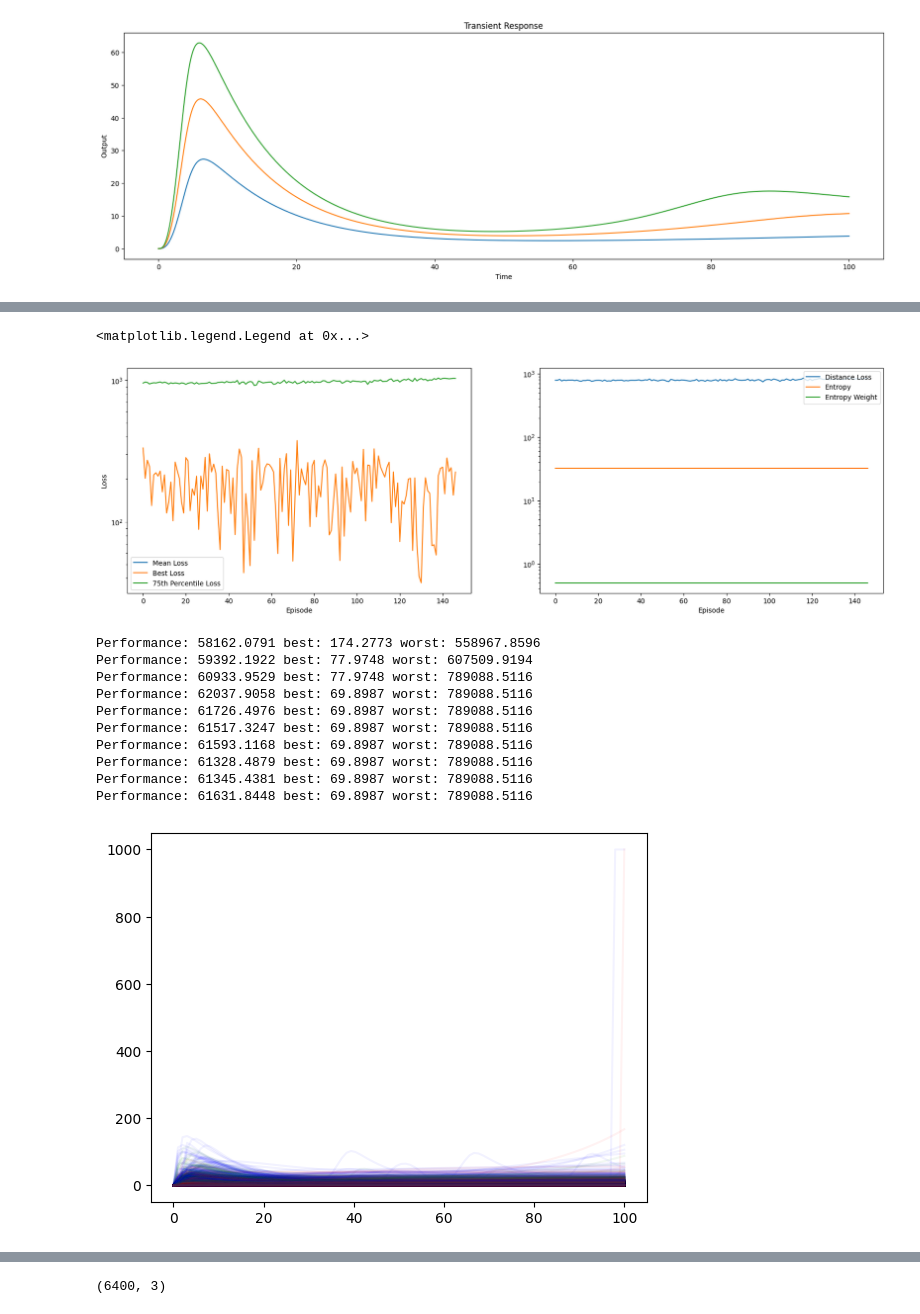
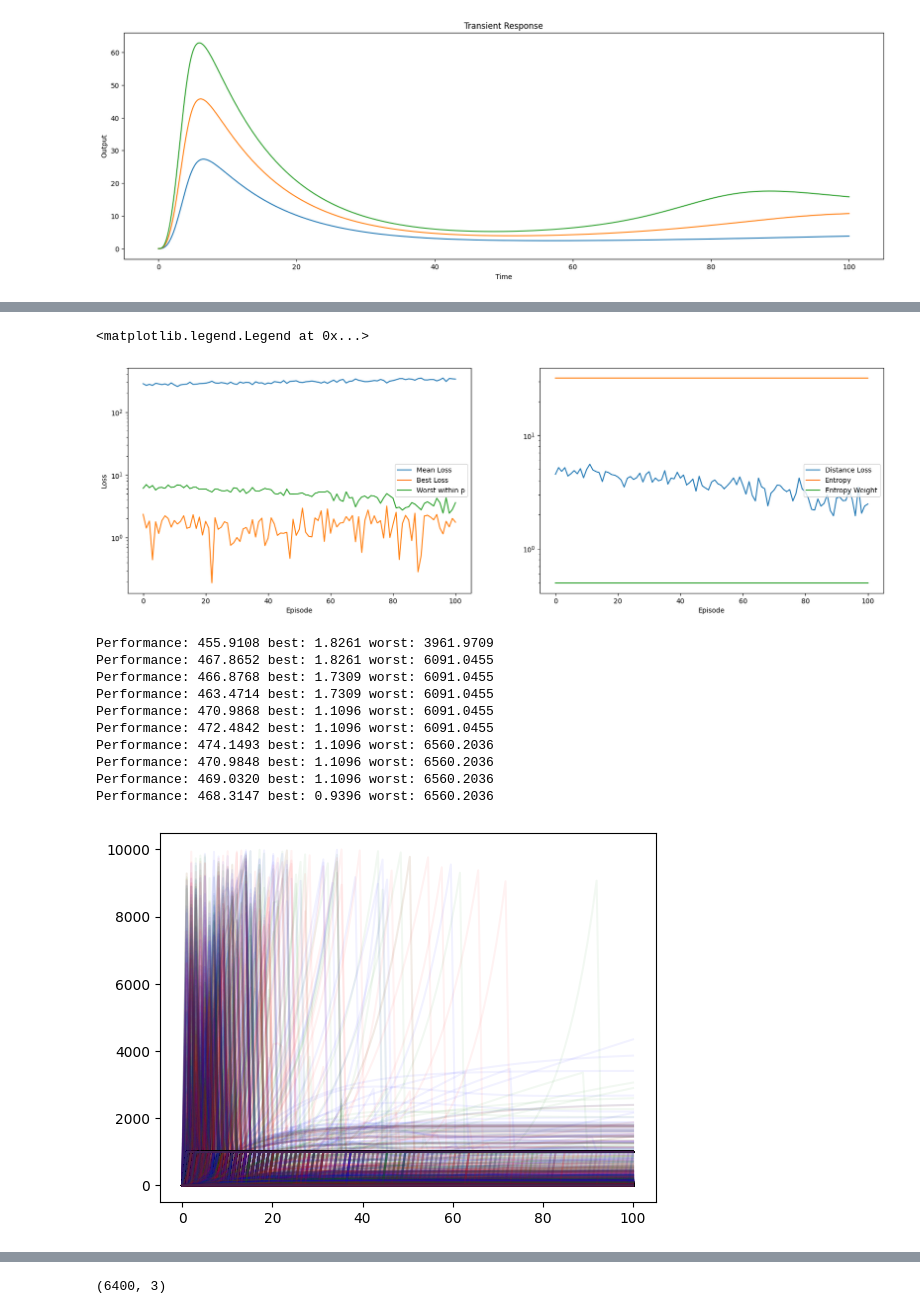
Before and after one commit to Maurice-Filo/GenAI-Net, a Jupyter notebook: CRNGenAI/Testing/AIF_Transient_StructureParameters.ipynb, the cells around one changed output, grey strips where cells are left out. Saved outputs shown, nothing was run; the diff lists cells and outputs as text; code cells hidden in the pictures.

Commit message:
Solved numpy broadcasting bug. Removed input from proposed reactions

```diff
--- a/CRNGenAI/Testing/AIF_Transient_StructureParameters.ipynb
+++ b/CRNGenAI/Testing/AIF_Transient_StructureParameters.ipynb
@@ -124,6 +130,7 @@ def Performance_Metric(r, y):
     weight = np.ones(y.shape[0])
     weight[(len(weight)//10)*9:] = weight[(len(weight)//10)*9:]*2
     weight[:(len(weight)//10)] = weight[:(len(weight)//10)]*0.5
+    weight = np.repeat(weight, y.shape[1]*y.shape[2]).reshape(y.shape[0], y.shape[1], y.shape[2])
     return (weight*np.abs(r - y)).sum()/ y.shape[0] / y.shape[1] / y.shape[2]
 
 def SS_Metric(r, y_ss):
@@ -164,6 +171,7 @@ def _compute_single_loss(args):
 def compute_loss(self, r, initial_condition, time_horizon, h0, c0, manifold_dim, CRN_Fixed):
     network_outputs = self.forward(h0, c0, manifold_dim)
     stoichiometry_reactants, stoichiometry_products, input_influence_matrix, parameter, total_logP, total_entropy, h, c = network_outputs
+    input_influence_matrix = input_influence_matrix*0. #TODO check
     network_outputs=stoichiometry_reactants, stoichiometry_products, input_influence_matrix, parameter.T
     network_outputs = unzip(network_outputs)
 
@@ -260,7 +294,7 @@ plt.figure(figsize=(20, 6))
 plt.subplot(1, 2, 1)
 plt.plot(losses["mean"], label="Mean Loss")
 plt.plot(losses["best"], label="Best Loss")
-plt.plot(losses["25p"], label="75th Percentile Loss")
+plt.plot(losses["worst"], label="Worst within p")
 plt.yscale("log")
 plt.xlabel("Episode")
 plt.ylabel("Loss")
@@ -277,7 +311,7 @@ plt.xlabel("Episode")
 plt.legend()
 # %% [output]
 <matplotlib.legend.Legend at 0x...>
-[figure, old version]
+[figure, new version]
 # %%
 # Test the trained model
 n_repeat=10
@@ -293,6 +327,7 @@ for _ in range(n_repeat):
     h0 = torch.ones(MyCRN_Generator.num_samples, RSG_Attributes.LSTM_hidden_size).float().to(device)
     c0 = torch.ones(MyCRN_Generator.num_samples, RSG_Attributes.LSTM_hidden_size).float().to(device)
     stoichiometry_reactants_, stoichiometry_products_, input_influence_matrix_, parameter_, _, _, _, _= MyCRN_Generator(h0, c0, manifold_dim)
+    input_influence_matrix_ = input_influence_matrix_*0. #TODO check
 
     # Transient Response for the AIF Controller
     u = np.array([[0.5], [1], [1.5]], dtype=np.float32)
@@ -310,44 +345,44 @@ for _ in range(n_repeat):
         p[5] = parameter_[-1, i]
         IOCRN_APIDF2.append(IOCRN_MassAction(S_R, S_P, p, S_I, np.array([2], dtype=np.int8)))
         outputs_transient = IOCRN_APIDF2[-1].transient_response(u, initial_condition, time_horizon)
 
 
 
         score = Performance_Metric(r, np.array(outputs_transient))
         Performance.append(score)
 
         stoichiometry_products.append(stoichiometry_products_[i,:,:])
         stoichiometry_reactants.append(stoichiometry_reactants_[i,:,:])
         input_influence_matrix.append(input_influence_matrix_[i,:,:])
         parameter.append(parameter_[:,i])
 
         if score<2000.:
             for j in range(len(outputs_transient)):
                 plt.plot(time_horizon, outputs_transient[j], alpha=0.05, color=colors[j])
 
 
     print('Performance: %.4f' % np.mean(Performance), 'best: %.4f' % np.min(Performance), 'worst: %.4f' % np.max(Performance))
 
 
 stoichiometry_reactants = np.array(stoichiometry_reactants)
 stoichiometry_products = np.array(stoichiometry_products)
 input_influence_matrix = np.array(input_influence_matrix)
 parameter = np.array(parameter)
 
 # Sort the performance in ascending order
 indices = np.argsort(Performance)
 # %% [output]
-Performance: 58162.0791 best: 174.2773 worst: 558967.8596
-Performance: 59392.1922 best: 77.9748 worst: 607509.9194
-Performance: 60933.9529 best: 77.9748 worst: 789088.5116
-Performance: 62037.9058 best: 69.8987 worst: 789088.5116
-Performance: 61726.4976 best: 69.8987 worst: 789088.5116
-Performance: 61517.3247 best: 69.8987 worst: 789088.5116
-Performance: 61593.1168 best: 69.8987 worst: 789088.5116
-Performance: 61328.4879 best: 69.8987 worst: 789088.5116
-Performance: 61345.4381 best: 69.8987 worst: 789088.5116
-Performance: 61631.8448 best: 69.8987 worst: 789088.5116
+Performance: 455.9108 best: 1.8261 worst: 3961.9709
+Performance: 467.8652 best: 1.8261 worst: 6091.0455
+Performance: 466.8768 best: 1.7309 worst: 6091.0455
+Performance: 463.4714 best: 1.7309 worst: 6091.0455
+Performance: 470.9868 best: 1.1096 worst: 6091.0455
+Performance: 472.4842 best: 1.1096 worst: 6091.0455
+Performance: 474.1493 best: 1.1096 worst: 6560.2036
+Performance: 470.9848 best: 1.1096 worst: 6560.2036
+Performance: 469.0320 best: 1.1096 worst: 6560.2036
+Performance: 468.3147 best: 0.9396 worst: 6560.2036
-[figure, old version]
+[figure, new version]
 # %%
 # top 10
 plt.hist(Performance, bins=50)
```
Also changed, not shown: parts of 6 cells of this notebook, 3 other files.
